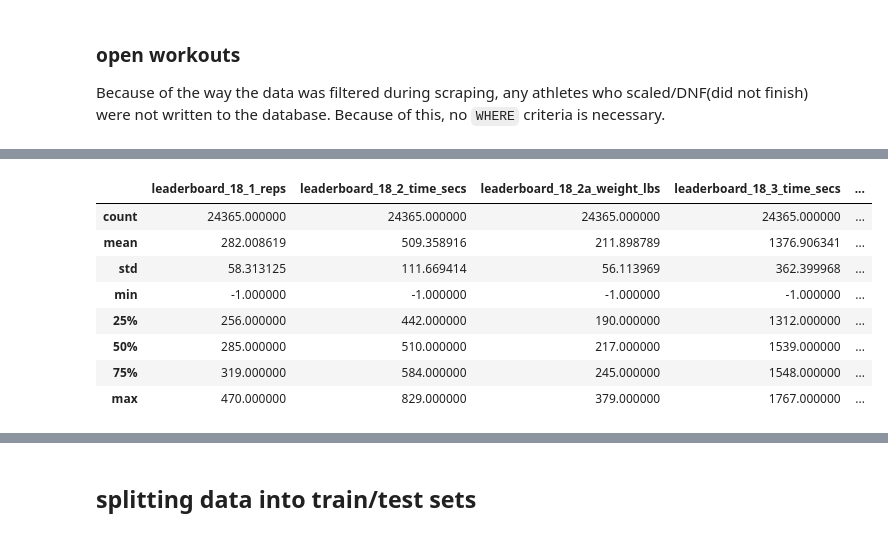
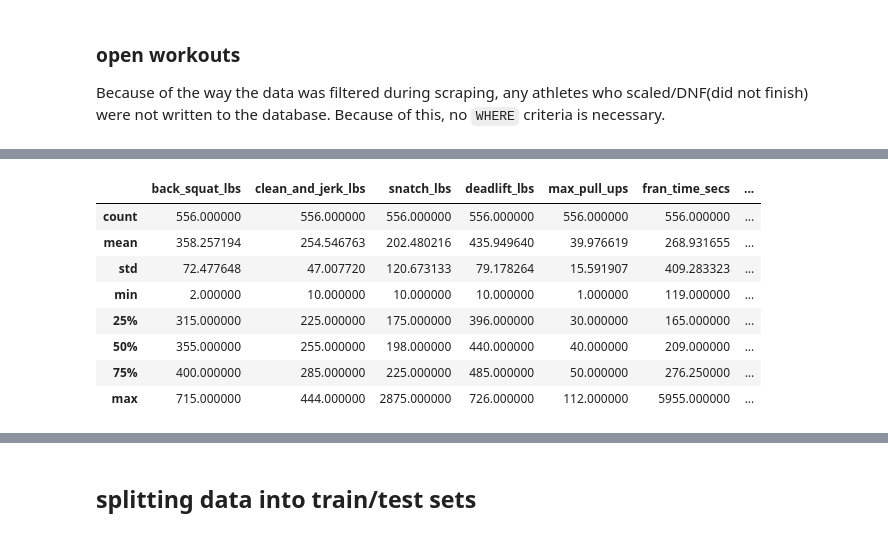
Before and after one commit to zfreedman/crossfit_open_2018, a Jupyter notebook: learning/open_bayesian_regression.ipynb, the cells around one changed output, grey strips where cells are left out. Drawn from its saved outputs; the diff is of its cells as text; code cells hidden in the pictures.

Commit message:
feat: Filtered open data dataframe on complete benchmark profiles.

```diff
--- a/learning/open_bayesian_regression.ipynb
+++ b/learning/open_bayesian_regression.ipynb
@@ -87,7 +103,7 @@ benchmark_keys = [
     "clean_and_jerk_lbs",
     "snatch_lbs",
     "deadlift_lbs",
-    "fight_gone_bad_reps",
+    #"fight_gone_bad_reps",
     "max_pull_ups",
     "fran_time_secs",
     "grace_time_secs",
@@ -102,7 +118,8 @@ benchmark_data = grab_data(
     SELECT id, {}
     FROM athlete
     WHERE {}
-        AND division_id={}
+        AND division_id = {}
+        AND max_pull_ups !=- 2
     """.format(
         #key_a, key_b, ...
         ", ".join(benchmark_keys),
@@ -135,13 +139,12 @@ open_data.head(5)
 # %%
-#pandas inherit statistical descriptor function for pandas dataframes
-open_data.drop(["id"], axis=1).describe()
+benchmark_data.drop(["id"], axis=1).describe()
 # %% [output]
-|  | leaderboard_18_1_reps | leaderboard_18_2_time_secs | leaderboard_18_2a_weight_lbs | leaderboard_18_3_time_secs | ... |
-| count | 24365.000000 | 24365.000000 | 24365.000000 | 24365.000000 | ... |
-| mean | 282.008619 | 509.358916 | 211.898789 | 1376.906341 | ... |
-| std | 58.313125 | 111.669414 | 56.113969 | 362.399968 | ... |
-| min | -1.000000 | -1.000000 | -1.000000 | -1.000000 | ... |
-| 25% | 256.000000 | 442.000000 | 190.000000 | 1312.000000 | ... |
-| 50% | 285.000000 | 510.000000 | 217.000000 | 1539.000000 | ... |
-| 75% | 319.000000 | 584.000000 | 245.000000 | 1548.000000 | ... |
-| max | 470.000000 | 829.000000 | 379.000000 | 1767.000000 | ... |
+|  | back_squat_lbs | clean_and_jerk_lbs | snatch_lbs | deadlift_lbs | max_pull_ups | fran_time_secs | ... |
+| count | 556.000000 | 556.000000 | 556.000000 | 556.000000 | 556.000000 | 556.000000 | ... |
+| mean | 358.257194 | 254.546763 | 202.480216 | 435.949640 | 39.976619 | 268.931655 | ... |
+| std | 72.477648 | 47.007720 | 120.673133 | 79.178264 | 15.591907 | 409.283323 | ... |
+| min | 2.000000 | 10.000000 | 10.000000 | 10.000000 | 1.000000 | 119.000000 | ... |
+| 25% | 315.000000 | 225.000000 | 175.000000 | 396.000000 | 30.000000 | 165.000000 | ... |
+| 50% | 355.000000 | 255.000000 | 198.000000 | 440.000000 | 40.000000 | 209.000000 | ... |
+| 75% | 400.000000 | 285.000000 | 225.000000 | 485.000000 | 50.000000 | 276.250000 | ... |
+| max | 715.000000 | 444.000000 | 2875.000000 | 726.000000 | 112.000000 | 5955.000000 | ... |
```
Also changed, not shown: parts of 7 cells of this notebook, 1 other file.
